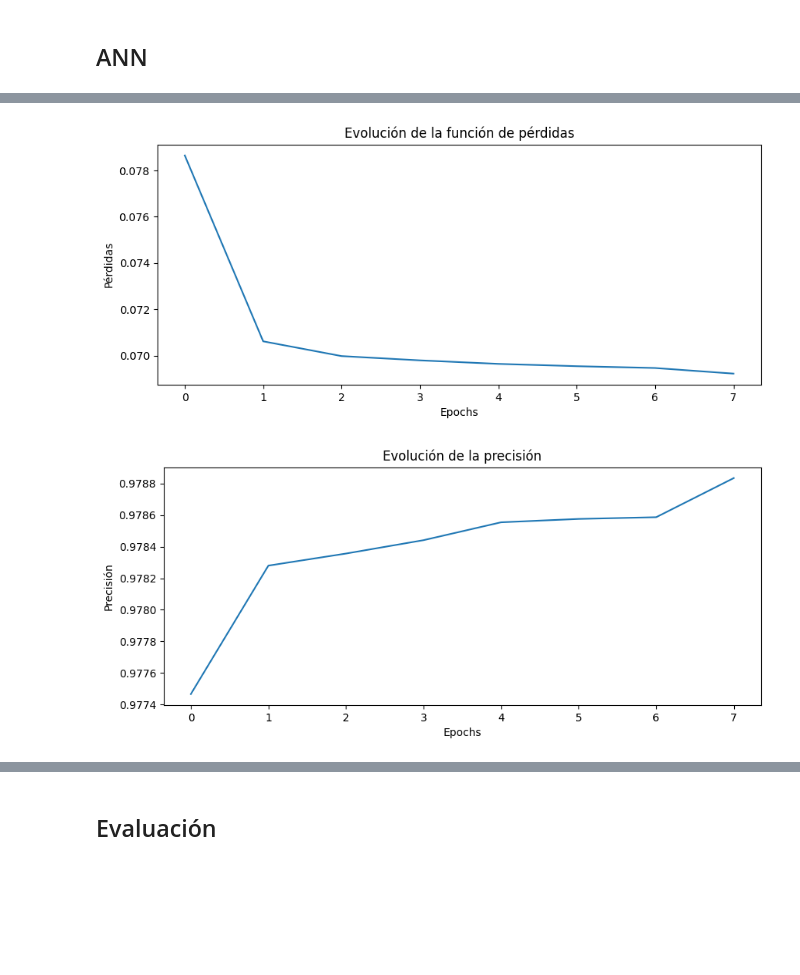
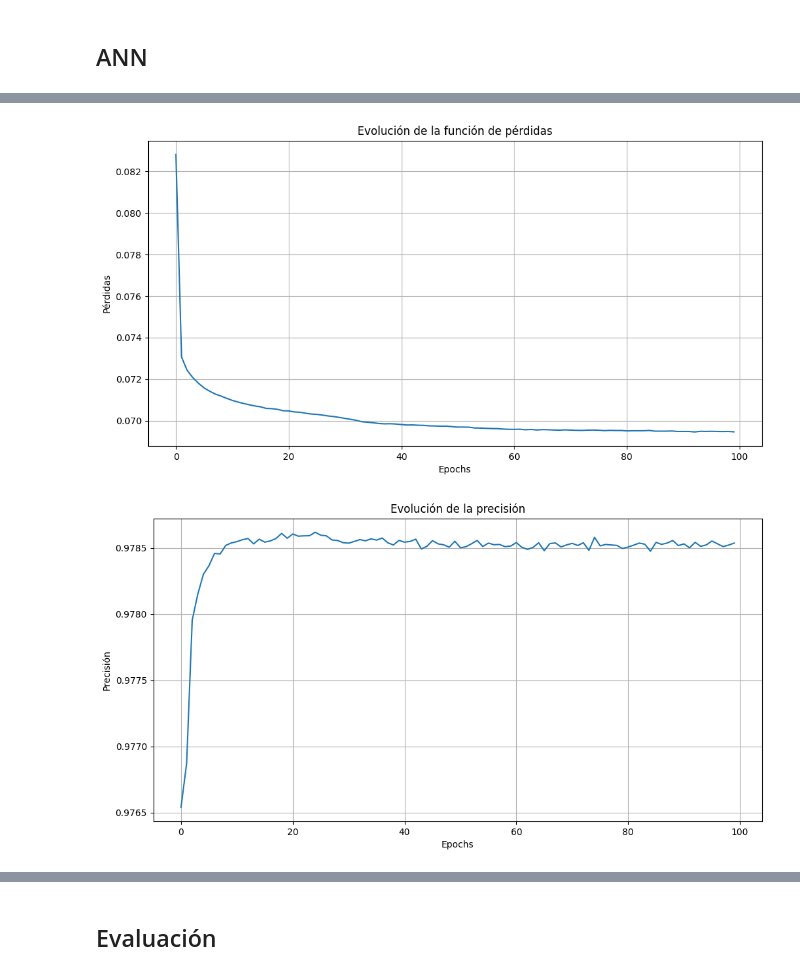
Before and after one commit to PaulaBartolomeMora/TFM, a Jupyter notebook: den2ne/ann.ipynb, the cells around one changed output, grey strips where cells are left out. Cells and saved outputs as stored; diff of their text form; code cells hidden in the pictures; blank space fills up the shorter version.

```diff
--- a/den2ne/ann.ipynb
+++ b/den2ne/ann.ipynb
@@ -64,30 +65,15 @@ X_test = sc.transform(X_test)
 ## ANN
 # %%
 def create_model():
-    """model = keras.Sequential([
-
-        #Adding the input layer and the first hidden layer
-        #se prueba con 6, los valores se obtienen probando o con alguna técnica como k Fold Cross Validation
-        keras.layers.Dense(6, input_shape=(X.shape[1],), activation='relu'), #nº de entradas
-
-        #Adding the second hidden layer
-        #mismo valor que arriba
-        keras.layers.Dense(6, activation='relu'),
-
-        #Adding the output layer -> 1 salida: 0 o 1
-        #*si no es salida binaria, se indica el número de posibles salidas y activation='softmax'
-        keras.layers.Dense(1, activation='sigmoid')
-    ]) """
-
     model = keras.Sequential([
 
         #Adding the input layer and the first hidden layer
         #se prueba con 6, los valores se obtienen probando o con alguna técnica como k Fold Cross Validation
-        keras.layers.Dense(7, input_shape=(X.shape[1],), activation='relu'), #nº de entradas
+        keras.layers.Dense(5, input_shape=(X.shape[1],), activation='relu'), #nº de entradas
 
         #Adding the second hidden layer
         #mismo valor que arriba
-        keras.layers.Dense(7, activation='tanh'),
+        keras.layers.Dense(5, activation='relu'),
 
         #Adding the output layer -> 1 salida: 0 o 1
         #*si no es salida binaria, se indica el número de posibles salidas y activation='softmax'
@@ -106,7 +110,17 @@ model = create_model()
 #*si no es salida binaria, se aplica categorical_crossentropy o sparse_categorical_crossentropy
 
 inicl = time.time()
-model.compile(optimizer = 'adam', loss = 'binary_crossentropy', metrics = ['accuracy'])
-History = model.fit(X_train, y_train, batch_size = 50, epochs = 8)
+model.compile(optimizer = 'sgd', loss = 'binary_crossentropy', metrics = ['accuracy'])
+#History = model.fit(X_train, y_train, batch_size = 50, epochs = 8) #loss: 0.0686 - accuracy: 0.9789
+History = model.fit(X_train, y_train, epochs = 100)
+History = model.fit(X_train, y_train, epochs=100, verbose=1,
+                            callbacks=[keras.callbacks.EarlyStopping(monitor='val_loss', patience=5, verbose=1)])
 fincl = time.time()
+
+#94 min
+# Epoch 55/55
+#48276/48276 [==============================] - 104s 2ms/step - loss: 0.0501 - accuracy: 0.9829
+#174 min
+#Epoch 100/100
+#48276/48276 [==============================] - 104s 2ms/step - loss: 0.0441 - accuracy: 0.9848
 # %% [output]
@@ -133,21 +144,23 @@ History.history
 # %%
-plt.figure(figsize=(10, 4))
+plt.figure(figsize=(12, 6))
 plt.plot(History.history['loss'])
 plt.title('Evolución de la función de pérdidas')
 plt.ylabel('Pérdidas')
 plt.xlabel('Epochs')
+plt.grid(True)
 plt.show()
 # %% [output]
-[figure, old version]
+[figure, new version]
 # %%
-plt.figure(figsize=(10, 4))
+plt.figure(figsize=(12, 6))
 plt.plot(History.history['accuracy'])
 plt.title('Evolución de la precisión')
 plt.ylabel('Precisión')
 plt.xlabel('Epochs')
+plt.grid(True)
 plt.show()
 # %% [output]
-[figure, old version]
+[figure, new version]
 # %%
 #se obtienen las pérdidas y la precisión del modelo
 test_loss, test_accuracy = model.evaluate(X_test, y_test)
```
Also changed, not shown: parts of 8 cells of this notebook, 3 other files.
